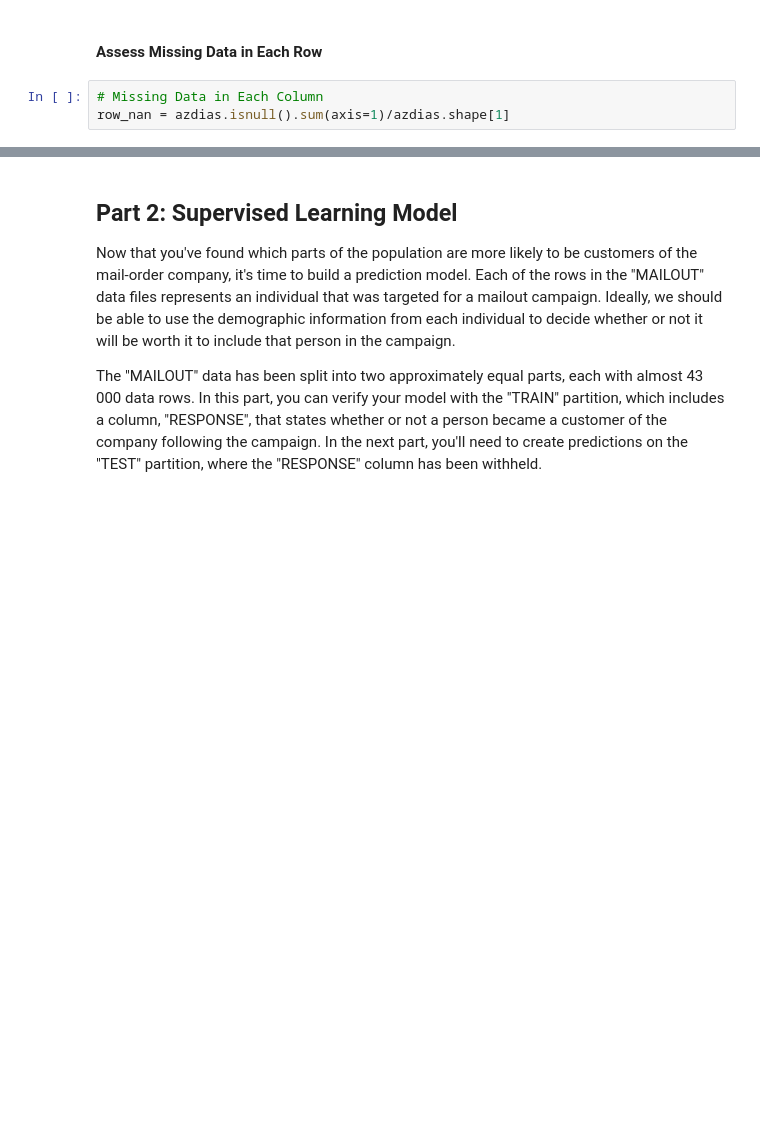
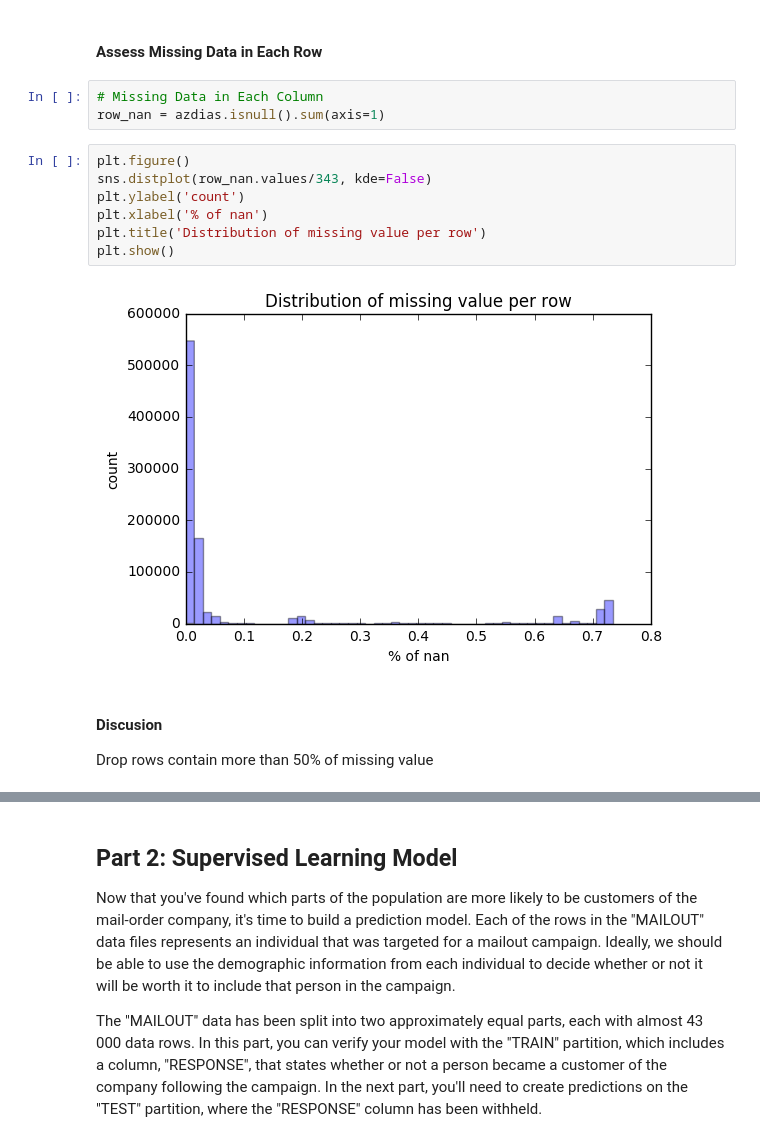
Before and after one commit to Jaouadeddadsi/DSND-Bertelsmann-Arvato-Project, a Jupyter notebook: Arvato_Project_Workbook.ipynb, the cells around one changed output, grey strips where cells are left out. Saved outputs shown, nothing was run; the diff lists cells and outputs as text; blank space fills up the shorter version.

Commit message:
feat: Assess missing value per row

```diff
--- a/Arvato_Project_Workbook.ipynb
+++ b/Arvato_Project_Workbook.ipynb
@@ -529,4 +529,17 @@ azdias.shape
 ####  Assess Missing Data in Each Row
 # %%
 # Missing Data in Each Column
-row_nan = azdias.isnull().sum(axis=1)/azdias.shape[1]
+row_nan = azdias.isnull().sum(axis=1)
+# %%
+plt.figure()
+sns.distplot(row_nan.values/343, kde=False)
+plt.ylabel('count')
+plt.xlabel('% of nan')
+plt.title('Distribution of missing value per row')
+plt.show()
+# %% [output]
+[figure, added]
+# %% [markdown]
+#### Discusion
+
+Drop rows contain more than 50% of missing value
```
Also changed, not shown: parts of 2 cells of this notebook.
